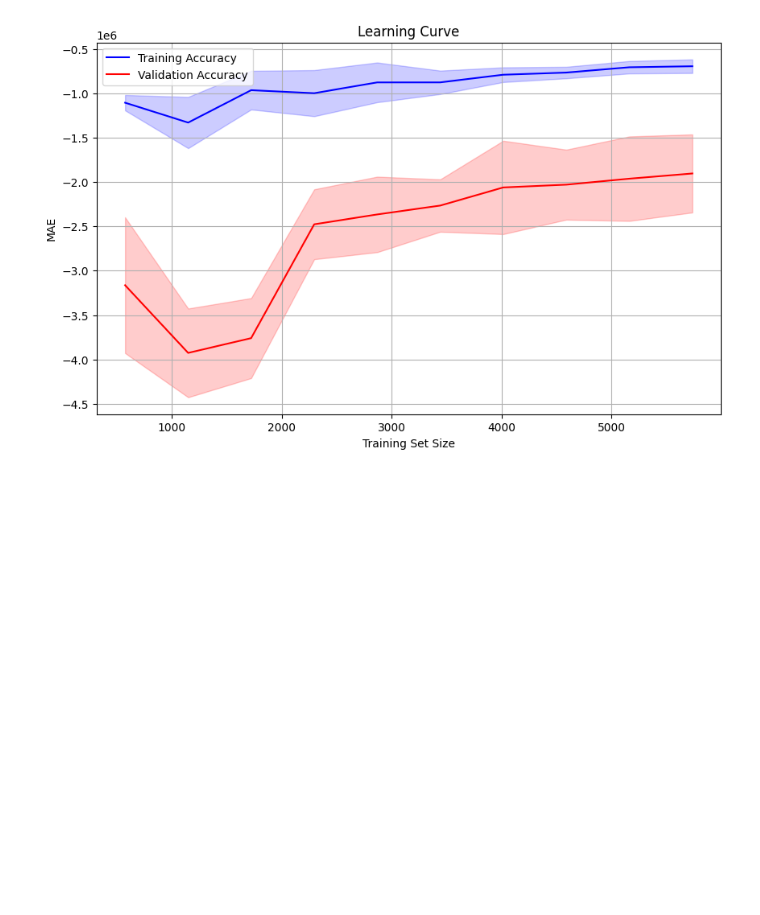
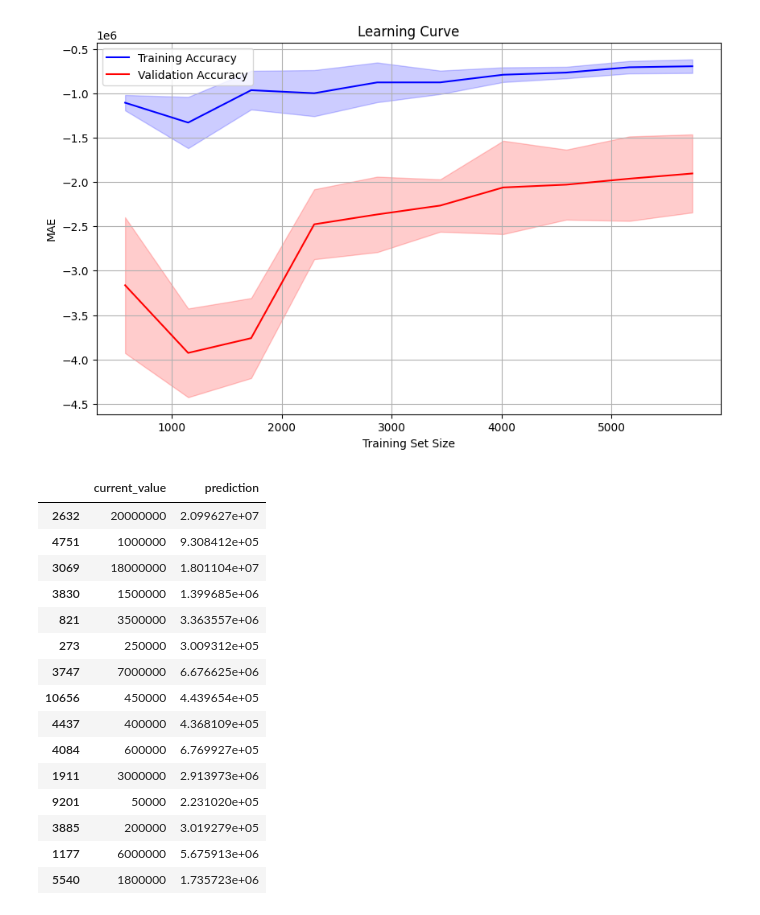
Before and after one commit to laussin86/Football-Players-Transfer-Fee-Prediction, a Jupyter notebook: Football_Players'_Transfer_Fee_Prediction.ipynb, the cells around one changed output. Cells and saved outputs as stored; diff of their text form; code cells hidden in the pictures; blank space fills up the shorter version.

```diff
--- a/Football_Players'_Transfer_Fee_Prediction.ipynb
+++ b/Football_Players'_Transfer_Fee_Prediction.ipynb
@@ -375,7 +375,7 @@ regressor.fit(X_train, y_train)
 # %% [output]
 GradientBoostingRegressor(learning_rate=0.01, max_depth=4, n_estimators=500)
 # %%
-y_pred = regressor.predict(X_test)
+y_pred_gb = regressor.predict(X_test)
 # %%
 train_prediction_Gradient=regressor.predict(X_train)
 # %%
@@ -425,3 +425,24 @@ print(test_scores)
 plot_learning_curve(rfr)
 # %% [output]
 [figure]
+# %%
+df_actual_value=pd.DataFrame(y_test)
+df_actual_value['prediction']=y_pred_gb
+df_actual_value.head(15)
+# %% [output]
+|  | current_value | prediction |
+| 2632 | 20000000 | 2.099627e+07 |
+| 4751 | 1000000 | 9.308412e+05 |
+| 3069 | 18000000 | 1.801104e+07 |
+| 3830 | 1500000 | 1.399685e+06 |
+| 821 | 3500000 | 3.363557e+06 |
+| 273 | 250000 | 3.009312e+05 |
+| 3747 | 7000000 | 6.676625e+06 |
+| 10656 | 450000 | 4.439654e+05 |
+| 4437 | 400000 | 4.368109e+05 |
+| 4084 | 600000 | 6.769927e+05 |
+| 1911 | 3000000 | 2.913973e+06 |
+| 9201 | 50000 | 2.231020e+05 |
+| 3885 | 200000 | 3.019279e+05 |
+| 1177 | 6000000 | 5.675913e+06 |
+| 5540 | 1800000 | 1.735723e+06 |
```
Also changed, not shown: parts of 2 cells of this notebook.
